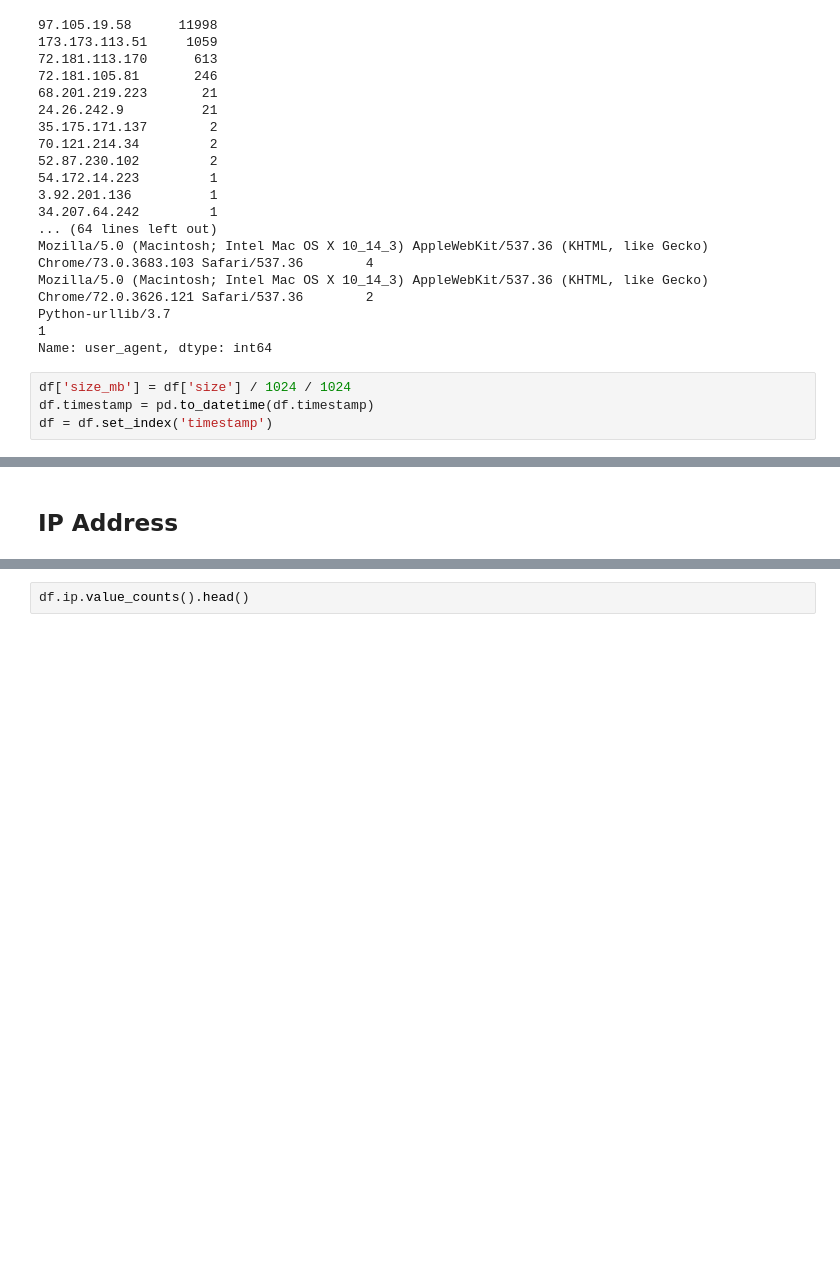
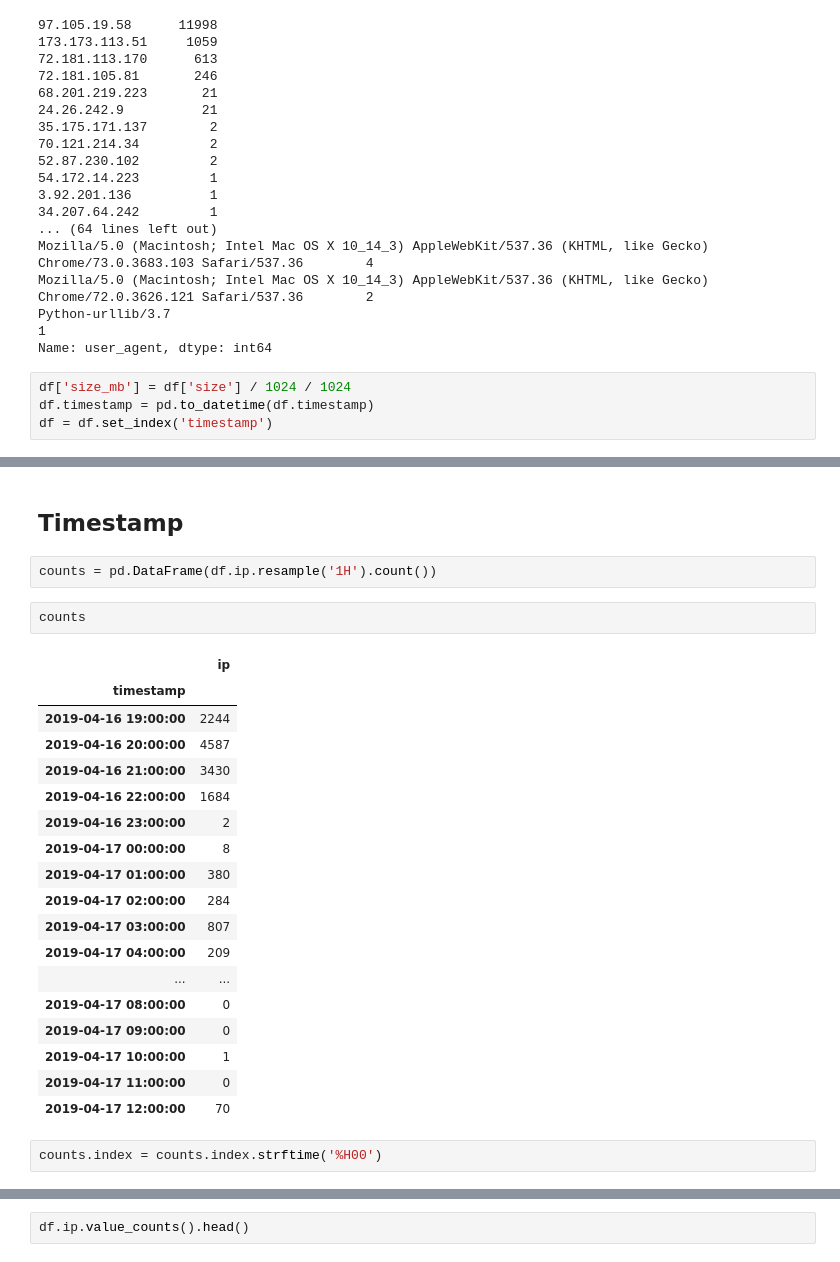
Before and after one commit to malachi-hale/anomaly-detection-exercises, a Jupyter notebook: discrete_anomaly_detection.ipynb, the cells around one changed output, grey strips where cells are left out. Drawn from its saved outputs; the diff is of its cells as text; blank space fills up the shorter version.

```diff
--- a/discrete_anomaly_detection.ipynb
+++ b/discrete_anomaly_detection.ipynb
@@ -78,5 +78,30 @@ df.head()
 | 2019-04-16 19:34:44 | 97.105.19.58 | GET | /api/v1/sales?page=82 | HTTP/1.1 | 200 | 510103 | python-requests/2.21.0 | 0.486472 |
 | 2019-04-16 19:34:46 | 97.105.19.58 | GET | /api/v1/sales?page=83 | HTTP/1.1 | 200 | 510003 | python-requests/2.21.0 | 0.486377 |
 | 2019-04-16 19:34:48 | 97.105.19.58 | GET | /api/v1/sales?page=84 | HTTP/1.1 | 200 | 511963 | python-requests/2.21.0 | 0.488246 |
-# %% [markdown]
-## IP Address
+# %% [markdown]
+## Timestamp
+# %%
+counts = pd.DataFrame(df.ip.resample('1H').count())
+# %%
+counts
+# %% [output]
+|  | ip |
+| timestamp |  |
+| 2019-04-16 19:00:00 | 2244 |
+| 2019-04-16 20:00:00 | 4587 |
+| 2019-04-16 21:00:00 | 3430 |
+| 2019-04-16 22:00:00 | 1684 |
+| 2019-04-16 23:00:00 | 2 |
+| 2019-04-17 00:00:00 | 8 |
+| 2019-04-17 01:00:00 | 380 |
+| 2019-04-17 02:00:00 | 284 |
+| 2019-04-17 03:00:00 | 807 |
+| 2019-04-17 04:00:00 | 209 |
+| ... | ... |
+| 2019-04-17 08:00:00 | 0 |
+| 2019-04-17 09:00:00 | 0 |
+| 2019-04-17 10:00:00 | 1 |
+| 2019-04-17 11:00:00 | 0 |
+| 2019-04-17 12:00:00 | 70 |
+# %%
+counts.index = counts.index.strftime('%H00')
```
Also changed, not shown: parts of 5 cells of this notebook.
